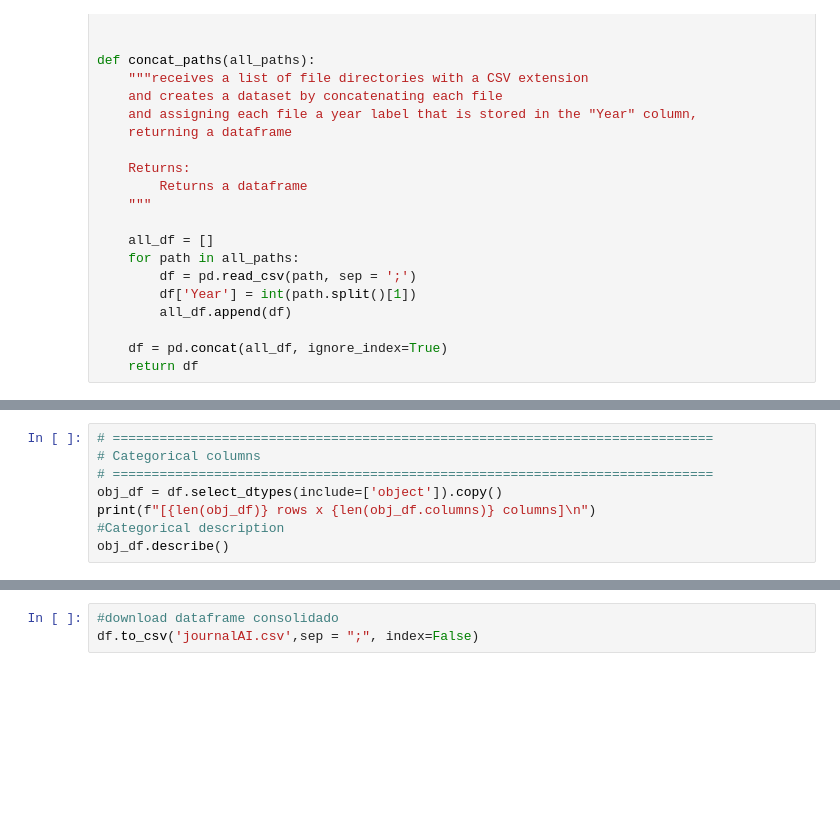
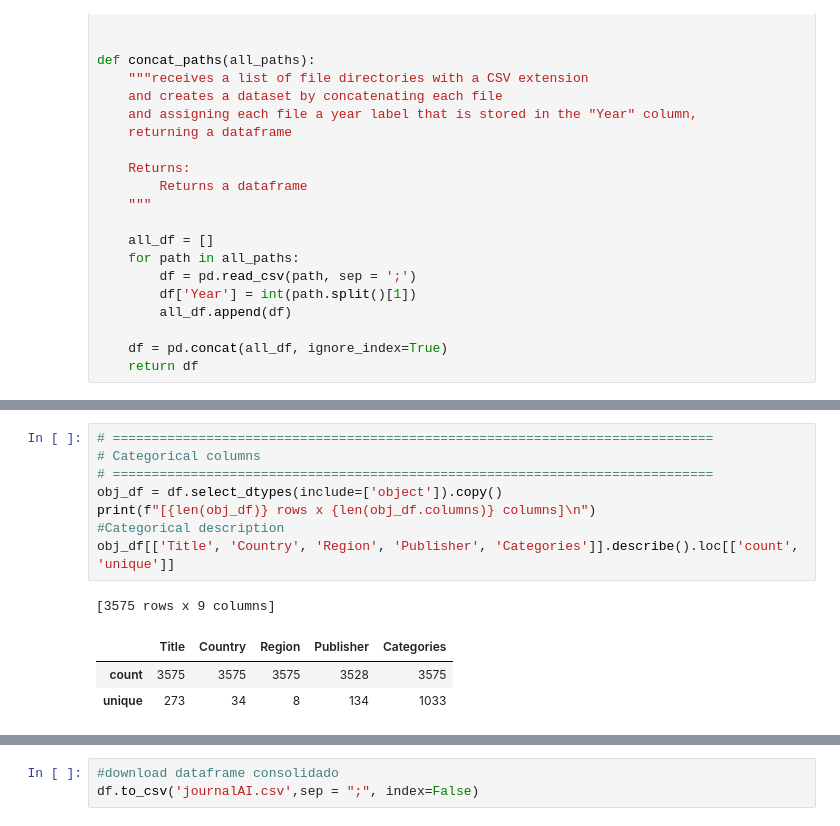
Before and after one commit to juancr15/final_project_TGL2022, a Jupyter notebook: analisis_Journals_IA.ipynb, the cells around one changed output, grey strips where cells are left out. Saved outputs shown, nothing was run; the diff lists cells and outputs as text; blank space fills up the shorter version.

```diff
--- a/analisis_Journals_IA.ipynb
+++ b/analisis_Journals_IA.ipynb
@@ -111,10 +179,15 @@ df
 # %%
 # =============================================================================
 # Categorical columns
 # =============================================================================
 obj_df = df.select_dtypes(include=['object']).copy()
 print(f"[{len(obj_df)} rows x {len(obj_df.columns)} columns]\n")
 #Categorical description
-obj_df.describe()
+obj_df[['Title', 'Country', 'Region', 'Publisher', 'Categories']].describe().loc[['count', 'unique']]
+# %% [output]
+[3575 rows x 9 columns]
+|  | Title | Country | Region | Publisher | Categories |
+| count | 3575 | 3575 | 3575 | 3528 | 3575 |
+| unique | 273 | 34 | 8 | 134 | 1033 |
 # %%
 # =============================================================================
```
Also changed, not shown: parts of 19 cells of this notebook, 1 other file.
